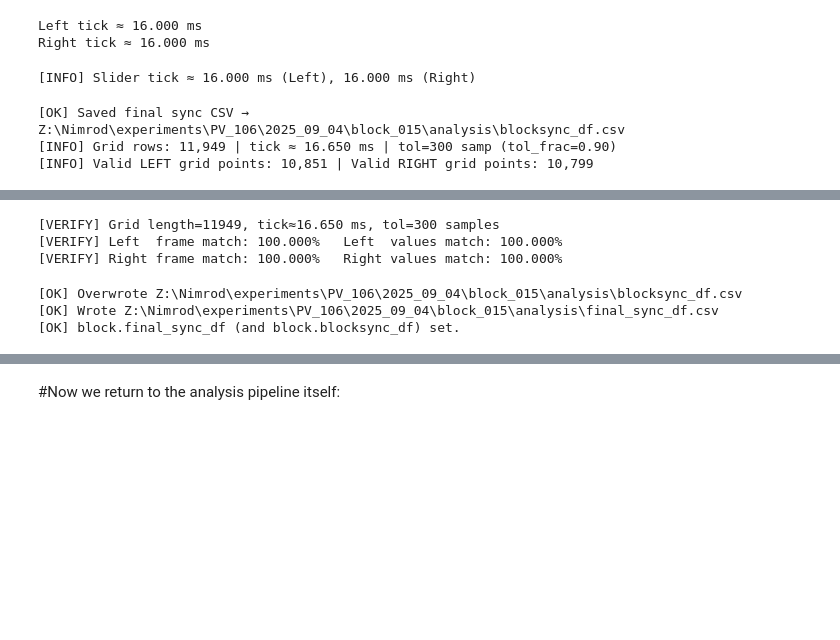
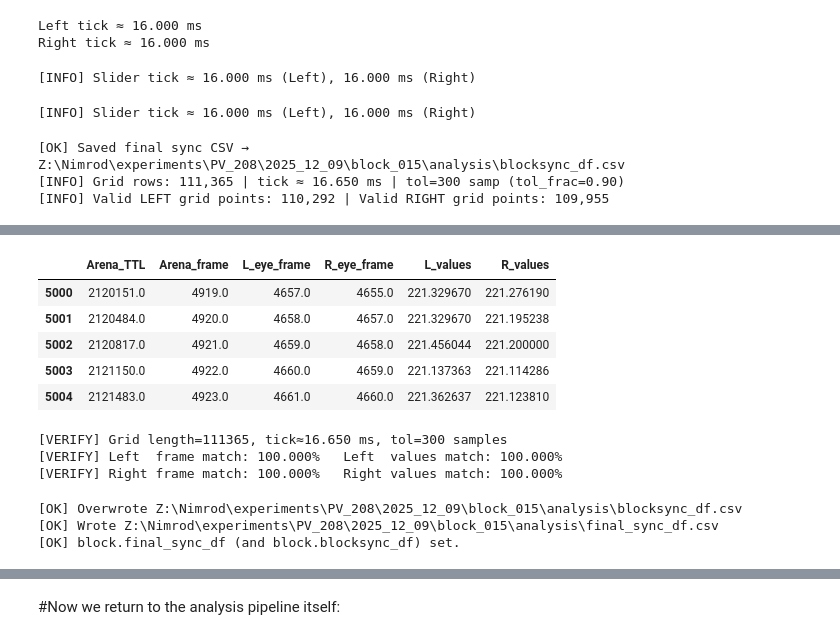
Before and after one commit to neural-electrophysiology-tool-team/Eye-Tracking-Tools, a Jupyter notebook: clean_notebooks/block_synchronization_pipeline_new_ver.ipynb, the cells around one changed output, grey strips where cells are left out. Saved outputs shown, nothing was run; the diff lists cells and outputs as text; code cells hidden in the pictures; blank space fills up the shorter version.

```diff
--- a/clean_notebooks/block_synchronization_pipeline_new_ver.ipynb
+++ b/clean_notebooks/block_synchronization_pipeline_new_ver.ipynb
@@ -497,8 +497,8 @@ def sanity_plot_final_df(final_df, fs, show_led_off=False, led_off_samples=None,
 bad_blocks = [] #
 experiment_path = Path(r"Z:\Nimrod\experiments")
 
-block_numbers = [14,15,16]
-animal = 'PV_106'
+block_numbers = [13,14,15,16,17,18]
+animal = 'PV_208'
 block_collection = uf.block_generator(block_numbers=block_numbers,
                                       experiment_path=experiment_path,
                                       animal=animal,
@@ -506,10 +506,11 @@ block_collection = uf.block_generator(block_numbers=block_numbers,
                                       )
 for block in block_collection:
     block.channeldict = None
-    block.channeldict={1: 'LED_driver',
-                       8: 'L_eye_TTL',
-                       2: 'Arena_TTL',
-                       7: 'R_eye_TTL'}
+    if block.animal_call == 'PV_208':
+        block.channeldict={1: 'LED_driver',
+                           7: 'L_eye_TTL',
+                           2: 'Arena_TTL',
+                           8: 'R_eye_TTL'}
 # create a block_dict object for ease of access:
 block_dict = {}
 for b in block_collection:
@@ -640,7 +643,7 @@ def plot_simple_sync_bokeh(block, df_left=None, df_right=None, shift_range=200,
         output_notebook(resources=INLINE, hide_banner=True)
         show(layout)
 # %%
-block = block_collection[1]
+block = block_collection[2]
 block.handle_eye_videos()
 block.parse_open_ephys_events()
 block.handle_arena_files()
@@ -675,10 +690,14 @@ print("Right tick ≈ %.3f ms" % describe_eye_tick(dfR))
 # %% [output]
 Left tick ≈ 16.000 ms
 Right tick ≈ 16.000 ms
+# %%
+plot_simple_sync_bokeh(block, dfL, dfR, show_led=True)
+# %% [output]
+[INFO] Slider tick ≈ 16.000 ms (Left), 16.000 ms (Right)
 # %%
 # Use the function to apply shift:
-dfL_shifted = shift_eye_df_by_index(dfL,-4)
-dfR_shifted = shift_eye_df_by_index(dfR,+8)
+dfL_shifted = shift_eye_df_by_index(dfL,2)
+dfR_shifted = shift_eye_df_by_index(dfR,2)
 # %%
 # use this function to verify shift implemented
 plot_simple_sync_bokeh(block, dfL_shifted, dfR_shifted, show_led=True)
@@ -698,9 +717,9 @@ final_df = build_final_sync_df_merge_nearest(
 # 3) Sanity check: this should now reproduce the same crisp alignment you saw pre-merge
 #sanity_check_final_sync_bokeh(block, final_df=final_df, show_led=True, shift_range=200)
 # %% [output]
-[OK] Saved final sync CSV → Z:\Nimrod\experiments\PV_106\2025_09_04\block_015\analysis\blocksync_df.csv
-[INFO] Grid rows: 11,949 | tick ≈ 16.650 ms | tol=300 samp (tol_frac=0.90)
-[INFO] Valid LEFT grid points: 10,851 | Valid RIGHT grid points: 10,799
+[OK] Saved final sync CSV → Z:\Nimrod\experiments\PV_208\2025_12_09\block_015\analysis\blocksync_df.csv
+[INFO] Grid rows: 111,365 | tick ≈ 16.650 ms | tol=300 samp (tol_frac=0.90)
+[INFO] Valid LEFT grid points: 110,292 | Valid RIGHT grid points: 109,955
 # %%
 
 fs = float(block.sample_rate)
@@ -710,6 +729,15 @@ Loading BokehJS ...
 [interactive output not drawn]
 [interactive output not drawn]
 [interactive output not drawn]
+# %%
+final_df.iloc[5000:5005]
+# %% [output]
+|  | Arena_TTL | Arena_frame | L_eye_frame | R_eye_frame | L_values | R_values |
+| 5000 | 2120151.0 | 4919.0 | 4657.0 | 4655.0 | 221.329670 | 221.276190 |
+| 5001 | 2120484.0 | 4920.0 | 4658.0 | 4657.0 | 221.329670 | 221.195238 |
+| 5002 | 2120817.0 | 4921.0 | 4659.0 | 4658.0 | 221.456044 | 221.200000 |
+| 5003 | 2121150.0 | 4922.0 | 4660.0 | 4659.0 | 221.137363 | 221.114286 |
+| 5004 | 2121483.0 | 4923.0 | 4661.0 | 4660.0 | 221.362637 | 221.123810 |
 # %%
 import numpy as np
 import pandas as pd
@@ -810,7 +838,7 @@ def verify_final_df_against_sources(block, final_df, df_left, df_right, target_f
 # dfL_s/dfR_s are the eye DFs you actually shifted (exact slider semantics)
 stats = verify_final_df_against_sources(block, final_df, dfL_shifted, dfR_shifted, target_fps=60.0, tol_frac=0.9)
 # %% [output]
-[VERIFY] Grid length=11949, tick≈16.650 ms, tol=300 samples
+[VERIFY] Grid length=111365, tick≈16.650 ms, tol=300 samples
 [VERIFY] Left  frame match: 100.000%   Left  values match: 100.000%
 [VERIFY] Right frame match: 100.000%   Right values match: 100.000%
 # %%
@@ -862,6 +890,6 @@ def export_final_sync_df(block,
     print("[OK] block.final_sync_df (and block.blocksync_df) set.")
 export_final_sync_df(block,final_df=final_df,overwrite=True)
 # %% [output]
-[OK] Overwrote Z:\Nimrod\experiments\PV_106\2025_09_04\block_015\analysis\blocksync_df.csv
-[OK] Wrote Z:\Nimrod\experiments\PV_106\2025_09_04\block_015\analysis\final_sync_df.csv
+[OK] Overwrote Z:\Nimrod\experiments\PV_208\2025_12_09\block_015\analysis\blocksync_df.csv
+[OK] Wrote Z:\Nimrod\experiments\PV_208\2025_12_09\block_015\analysis\final_sync_df.csv
 [OK] block.final_sync_df (and block.blocksync_df) set.
```
Also changed, not shown: parts of 15 cells of this notebook, 10 other files.
